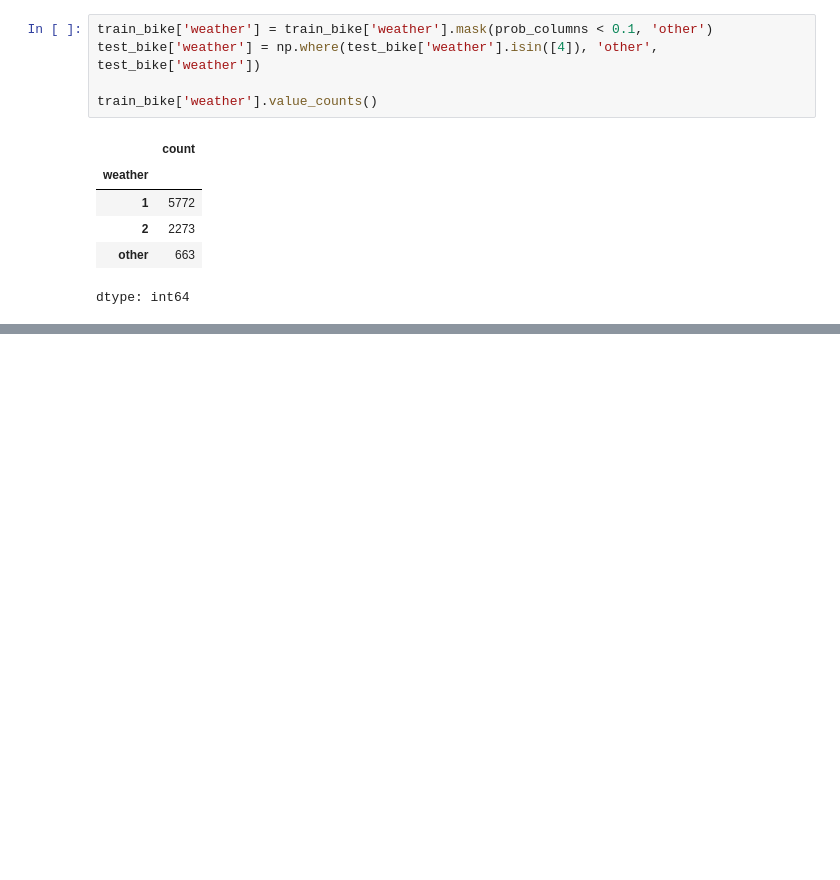
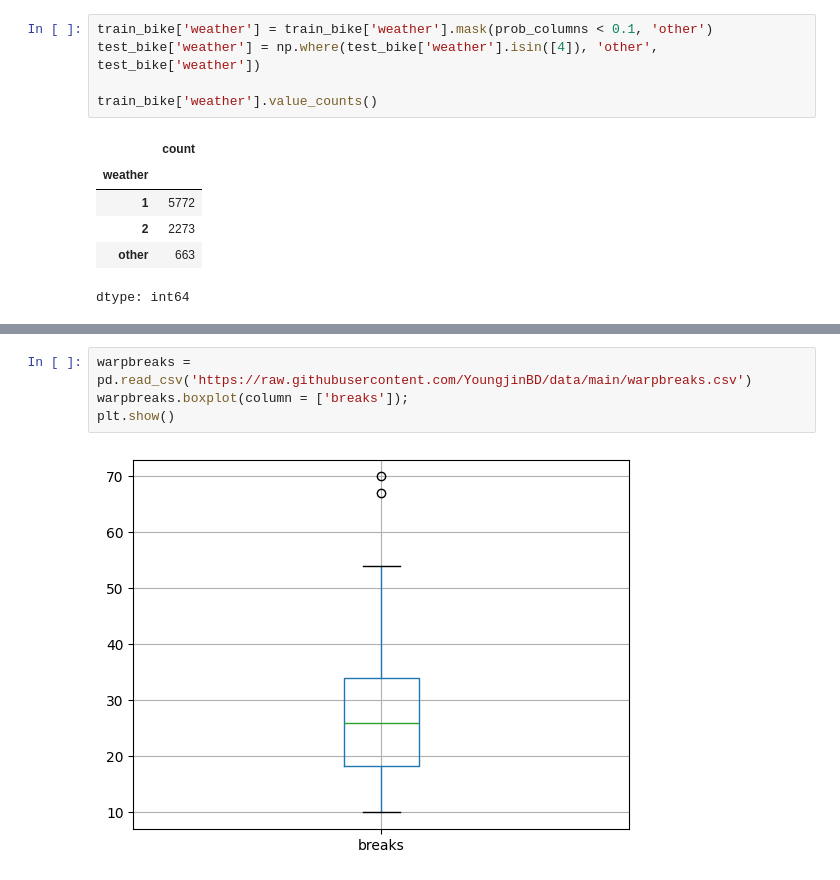
Before and after one commit to lizardnote/ML_practice, a Jupyter notebook: 빅분기_ch2_skikit_learn.ipynb, the cells around one changed output, grey strips where cells are left out. Saved outputs shown, nothing was run; the diff lists cells and outputs as text; blank space fills up the shorter version.

```diff
--- a/빅분기_ch2_skikit_learn.ipynb
+++ b/빅분기_ch2_skikit_learn.ipynb
@@ -443,0 +551,6 @@ dtype: int64
+# %%
+warpbreaks = pd.read_csv('https://raw.githubusercontent.com/YoungjinBD/data/main/warpbreaks.csv')
+warpbreaks.boxplot(column = ['breaks']);
+plt.show()
+# %% [output]
+[figure, added]
```
Also changed, not shown: parts of 34 cells of this notebook.
